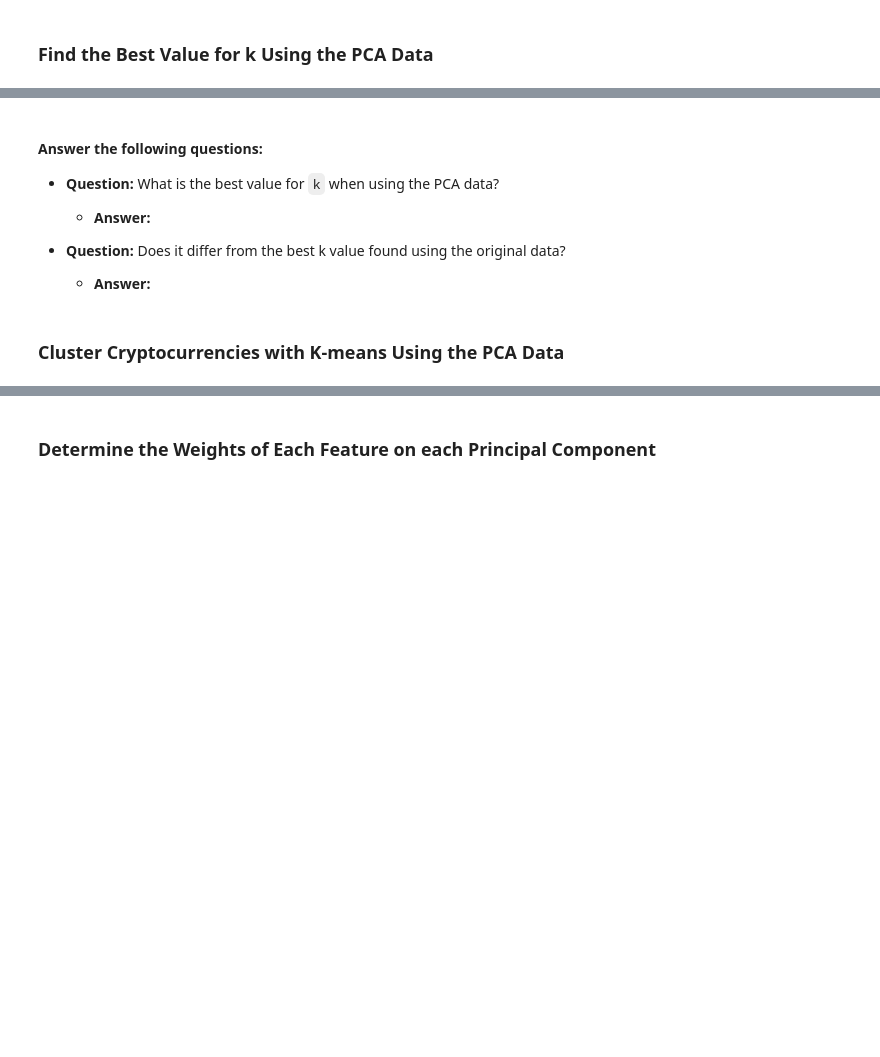
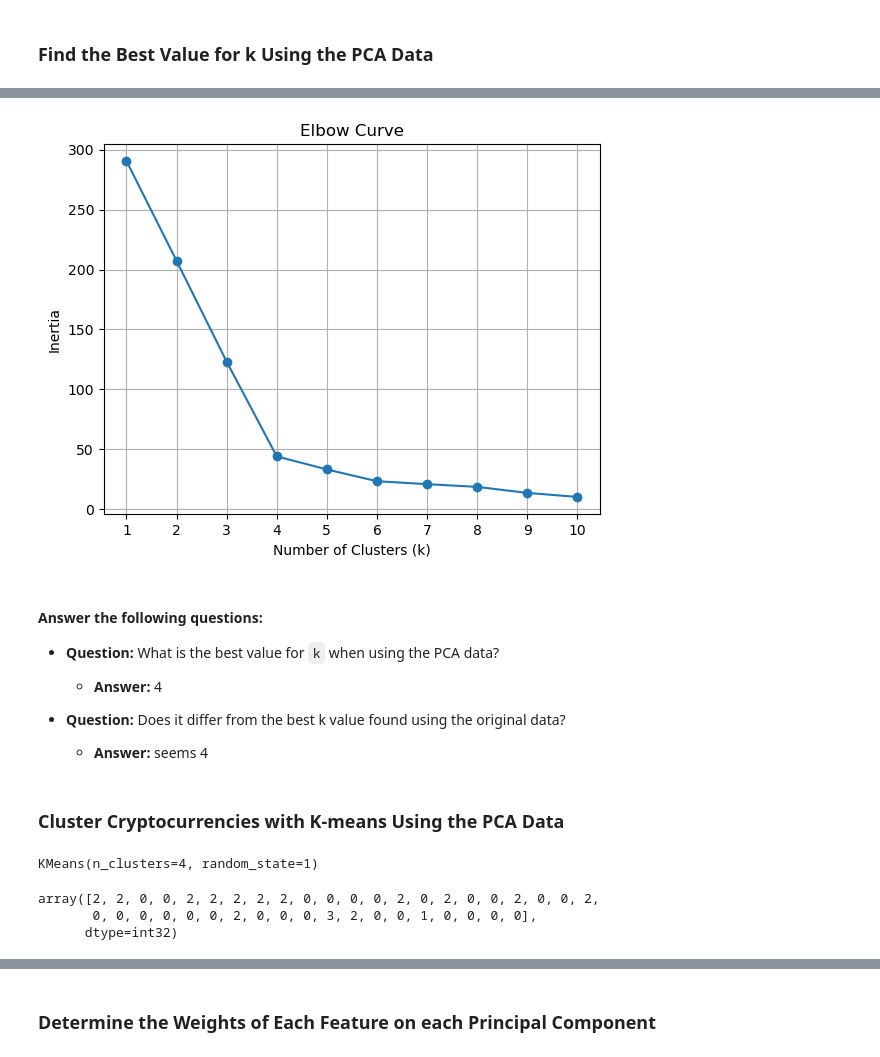
Before and after one commit to dzemal5/CryptoClustering, a Jupyter notebook: Crypto_Clustering.ipynb, the cells around one changed output, grey strips where cells are left out. Saved outputs shown, nothing was run; the diff lists cells and outputs as text; code cells hidden in the pictures; blank space fills up the shorter version.

```diff
--- a/Crypto_Clustering.ipynb
+++ b/Crypto_Clustering.ipynb
@@ -118,5 +200,6 @@ scaler = StandardScaler()
 ### Optimize Clusters with Principal Component Analysis.
 # %%
 # Create a PCA model instance and set `n_components=3`.
+pca = PCA(n_components=3)
 # %%
 # Use the PCA model with `fit_transform` on the original scaled DataFrame to reduce to three principal components.
@@ -136,12 +234,13 @@ scaler = StandardScaler()
 # Note: The code for this step is provided for you
 
 # Creating a DataFrame with the PCA data
-
+pca_df = pd.DataFrame(pca_transformed_data, columns=['PCA1', 'PCA2', 'PCA3'])
 
 # Copy the crypto names from the original data
-
+pca_df['coin_id'] = market_data_scaled_df.index
 
 # Set the coinid column as index
-
+pca_df = pca_df.set_index('coin_id')
 
 # Display sample data
+pca_df.head(10)
@@ -166,6 +278,7 @@ scaler = StandardScaler()
 
 
 # Create a DataFrame with the data to plot the Elbow curve
-
+elbow_df_pca = pd.DataFrame(calculate_elbow_curve(pca_df,k_values))
 
 # Display the DataFrame
+elbow_df_pca
@@ -172,16 +297,25 @@ scaler = StandardScaler()
 # %%
 # Plot a line chart with all the inertia values computed with
 # the different values of k to visually identify the optimal value for k.
+plt.plot(elbow_df_pca['k'], elbow_df_pca['inertia'], marker='o', linestyle='-')
+plt.title('Elbow Curve')
+plt.xlabel('Number of Clusters (k)')
+plt.ylabel('Inertia')
+plt.xticks(k_values)
+plt.grid(True)
+plt.show()
+# %% [output]
+[figure, added]
 # %% [markdown]
 #### Answer the following questions:
 * **Question:** What is the best value for `k` when using the PCA data?
 
-  * **Answer:**
+  * **Answer:** 4
 
 
 * **Question:** Does it differ from the best k value found using the original data?
 
-  * **Answer:**
+  * **Answer:** seems 4
 # %% [markdown]
 ### Cluster Cryptocurrencies with K-means Using the PCA Data
 # %%
@@ -189,9 +324,17 @@ scaler = StandardScaler()
 # %%
 # Fit the K-Means model using the PCA data
+kmeans_pca.fit(pca_df)
+# %% [output]
+KMeans(n_clusters=4, random_state=1)
 # %%
 # Predict the clusters to group the cryptocurrencies using the PCA data
-
+predicted_clusters_pca = kmeans_pca.predict(pca_df)
 
 # Print the resulting array of cluster values.
+predicted_clusters
+# %% [output]
+array([2, 2, 0, 0, 2, 2, 2, 2, 2, 0, 0, 0, 0, 2, 0, 2, 0, 0, 2, 0, 0, 2,
+       0, 0, 0, 0, 0, 0, 2, 0, 0, 0, 3, 2, 0, 0, 1, 0, 0, 0, 0],
+      dtype=int32)
 # %%
 # Create a copy of the DataFrame with the PCA data
```
Also changed, not shown: parts of 25 cells of this notebook.
